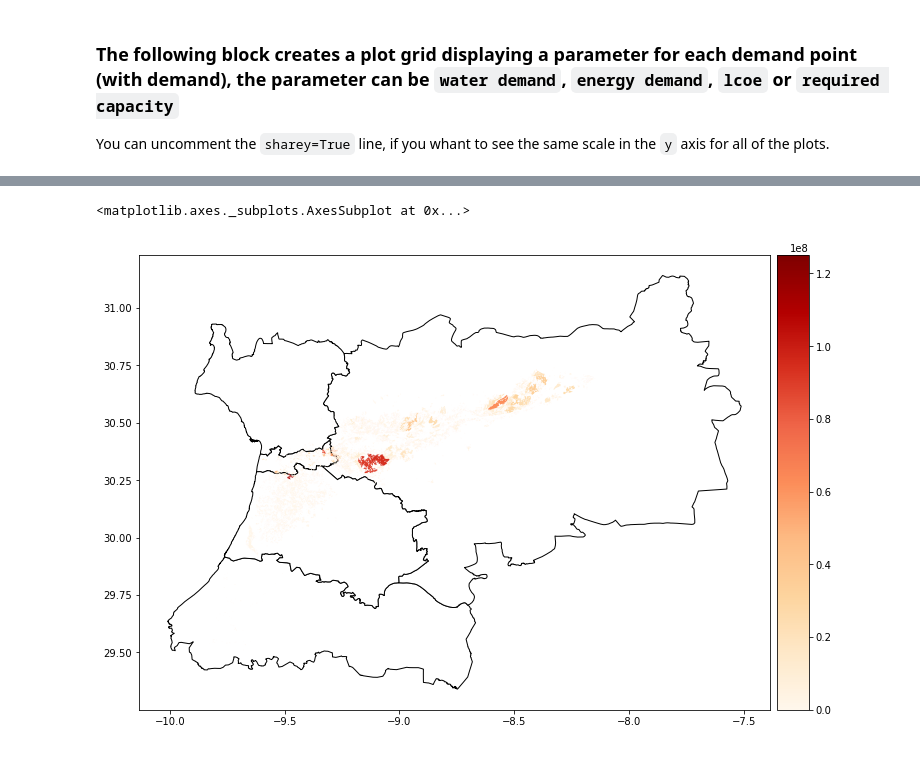
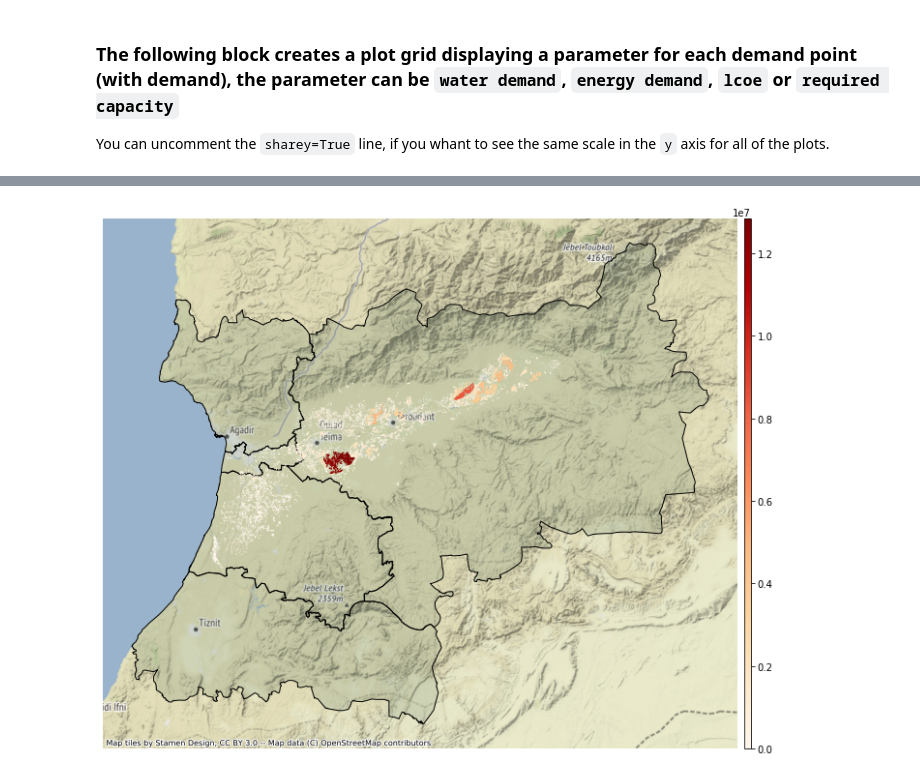
Before and after one commit to KTH-dESA/FAO, a Jupyter notebook: energy_demand_runner-Souss-Massa all scenarios.ipynb, the cells around one changed output, grey strips where cells are left out. Drawn from its saved outputs; the diff is of its cells as text; code cells hidden in the pictures.

Commit message:
changes to input data of model and fixes to LCOE

```diff
--- a/energy_demand_runner-Souss-Massa all scenarios.ipynb
+++ b/energy_demand_runner-Souss-Massa all scenarios.ipynb
@@ -304,26 +377,27 @@ cropland = gpd.read_file(r"Data - Souss-Massa\GIS\Processed layers\cropland_2013
 # %%
 df = sm_cropland.lcoe.reset_index()
 
-df = df.loc[(df.Year==2020)]
+df = df.loc[(df.Year==2030)]
 df['geometry'] = df['Demand point'].map(cropland.geometry)
 df = gpd.GeoDataFrame(df, crs='epsg:26192')
-df.to_crs('epsg:4326', inplace=True)
+df.to_crs('epsg:3857', inplace=True)
+provinces = gpd.read_file('Data - Souss-Massa/GIS/Admin/Provinces.gpkg', encoding='utf-8')
+provinces.to_crs('epsg:3857', inplace=True)
 # %%
 import matplotlib.pyplot as plt
 from mpl_toolkits.axes_grid1 import make_axes_locatable
 
-provinces = gpd.read_file('Data - Souss-Massa/GIS/Admin/Provinces.gpkg', encoding='utf-8')
-
 fig, ax = plt.subplots(1, 1, figsize=(12, 12))
 
 divider = make_axes_locatable(ax)
-cax = divider.append_axes("right", size="5%", pad=0.1)
+cax = divider.append_axes("right", size="1%", pad=0.1)
 
-provinces.plot(color='white', edgecolor='black', ax=ax)
+provinces.plot(color=(0.4,0.5,0.4,0.2), edgecolor='black', ax=ax)
 df.plot(column='energy demand', ax=ax, cmap='OrRd', legend=True, cax=cax)
+ctx.add_basemap(ax)
+ax.set_axis_off()
 # %% [output]
-<matplotlib.axes._subplots.AxesSubplot at 0x...>
-[figure, old version]
+[figure, new version]
 # %%
 fig, ax = plt.subplots(1, 1, figsize=(12, 12))
 
```
Also changed, not shown: parts of 23 cells of this notebook, 9 other files.
